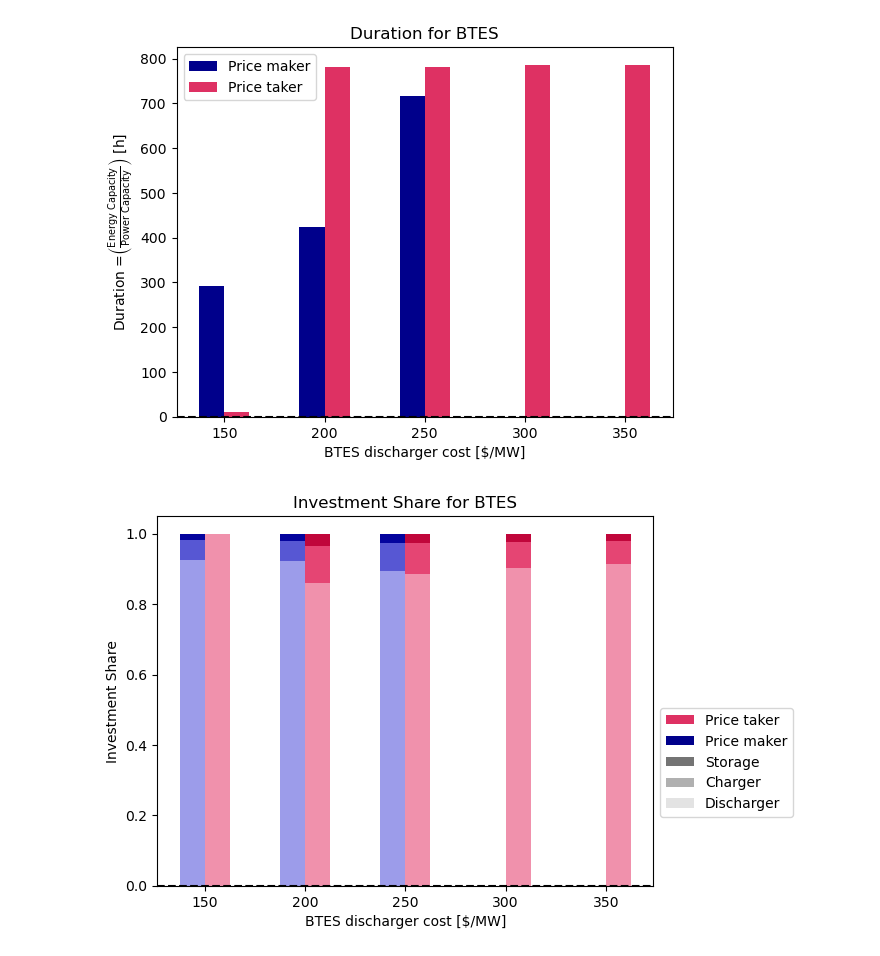
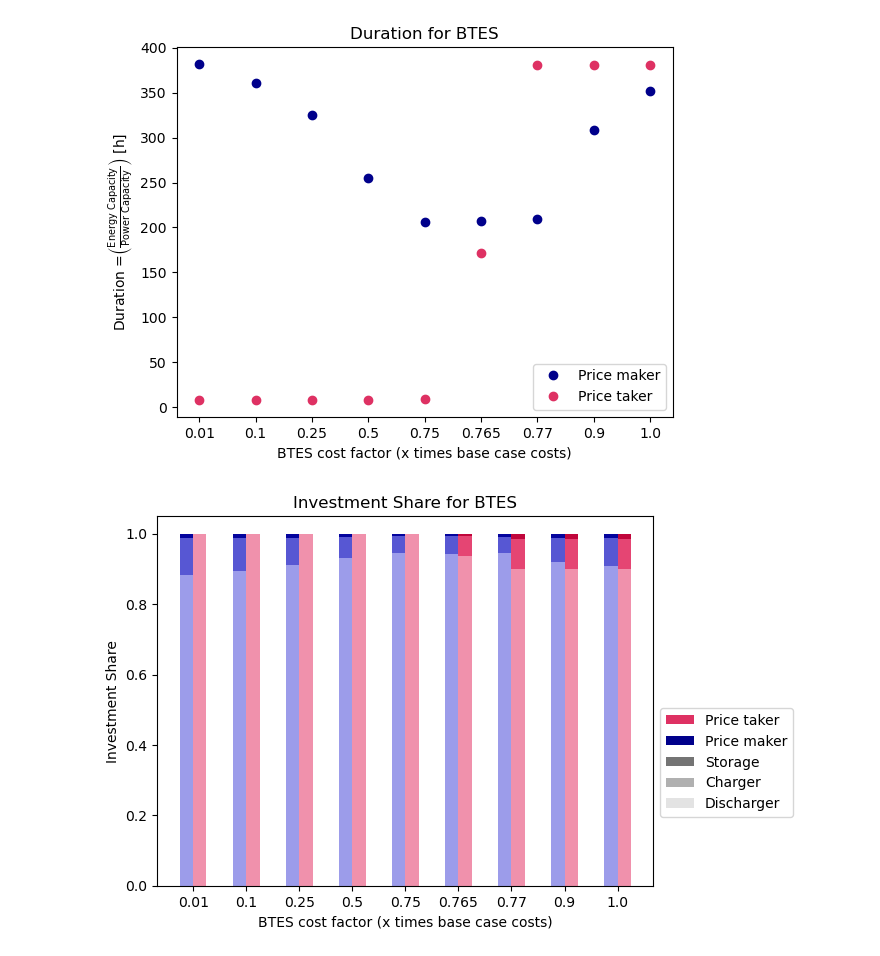
Before and after one commit to carnegie/clab_underground_th_storage, a Jupyter notebook: plot_price_taker.ipynb, the cells around one changed output. Drawn from its saved outputs; the diff is of its cells as text; code cells hidden in the pictures.

```diff
--- a/plot_price_taker.ipynb
+++ b/plot_price_taker.ipynb
@@ -7,11 +7,11 @@ from matplotlib.patches import Patch
 # %%
 # Data paths
 case = ''
-data_path_taker = 'output_data/btes_base_case_orca_{0}price_taker/btes_output_price_taker_base_BTES_discharger_#COST.pickle'.format(case)
-data_path_maker = 'output_data/btes_base_case_orca{0}/btes_output_BTES_discharger_#COST.pickle'.format(case)
+data_path_taker = 'output_data/btes_base_case_orca_{0}price_taker/btes_output_price_taker_base_BTES_costsx#COST.pickle'.format(case)
+data_path_maker = 'output_data/btes_base_case_orca{0}/btes_output_BTES_costsx#COST.pickle'.format(case)
 
 # Prices to scan
-prices = ['150','200','250','300','350']
+prices = ['0p01', '0p1', '0p25','0p5', '0p75', '0p765', '0p77', '0p9','1p0']
 
 # Colors
 colors = {'price_taker': '#DE3163', 'price_maker': '#00008B'}
@@ -55,7 +55,9 @@ def plot_bars_maker_taker(x,y, xlabel, ylabel, title=None, split_bars=False):
     for run,cost in y.items():
         offset = width * (multiplier+0.5)
         if not split_bars:
-            plt.bar(x_ticks+offset, cost, color=colors[run], width=width, label=run)
+            # plt.bar(x_ticks+offset, cost, color=colors[run], width=width, label=run)
+            # Plot as points
+            plt.plot(x, cost, 'o', color=colors[run], label=run)
         else:
             for iv,vals in enumerate(cost):
                 bottom = 0
@@ -63,11 +65,11 @@ def plot_bars_maker_taker(x,y, xlabel, ylabel, title=None, split_bars=False):
                     plt.bar(x_ticks[iv]+offset, nums/sum(vals), width=width, label=run, bottom=bottom,
                             color=color_shades[run][j])
                     bottom += nums/sum(vals)
+            plt.xticks(x_ticks+width, x)
+
         multiplier += 1
-    # Dashed horzontal line at 0
-    plt.axhline(0, color='black', linestyle='--')
+
     plt.xlabel(xlabel)
-    plt.xticks(x_ticks+width, x)
     plt.ylabel(ylabel)
     plt.title(title if title else '')
     # Get unique legend entries
@@ -90,7 +92,7 @@ def plot_bars_maker_taker(x,y, xlabel, ylabel, title=None, split_bars=False):
         plt.legend(handles=legend_elements, bbox_to_anchor=(1, 0.5))
 
     # Save figure
-    plt.savefig('figures/btes_{0}.png'.format(title.replace(' ','_').replace(',','').lower()), bbox_inches='tight')
+    plt.savefig('figures/btes_{0}.jpg'.format(title.replace(' ','_').replace(',','').lower()), bbox_inches='tight', dpi=500)
 # %%
 def plot_curve_maker_taker(var, run, xlabel, ylabel, title=None):
     """
@@ -104,6 +106,8 @@ def plot_curve_maker_taker(var, run, xlabel, ylabel, title=None):
     by_label = dict(zip(labels, handles))
     plt.legend(by_label.values(), by_label.keys(), bbox_to_anchor=(1, 0.5))
     # Save figure
+    if not os.path.exists('figures'):
+        os.makedirs('figures')
     plt.savefig('figures/btes_{0}.png'.format(title.replace(' ','_').replace(',','').lower()), bbox_inches='tight')
 # %%
 # Collect results
@@ -120,7 +124,7 @@ for price in prices:
         # Calculate revenue per investment
         btes_investment = get_btes_investment(comp_res)
         if run =='maker':
-            no_btes_file = 'output_data/btes_base_case_orca_no_BTES/btes_output_no_BTES.pickle'
+            no_btes_file = 'output_data/btes_base_case_orca_no_btes/btes_output_no_btes.pickle'
             cost_no_btes = read_output_file(no_btes_file)[0]['objective [$]'].values[-1]
             cost = case_res['objective [$]'].values[-1] - cost_no_btes
         else:
@@ -149,8 +153,10 @@ for price in prices:
 # %%
+# Replace p with . in prices
+prices = [price.replace('p', '.') for price in prices]
 # Plot revenue per investment
-plot_bars_maker_taker(prices, rev_per_inv, 'BTES discharger cost [$/MW]', 'Value added per Investment [$/(\$ invested)]', 'Value added per Investment for BTES')
+plot_bars_maker_taker(prices, rev_per_inv, 'BTES cost factor (x times base case costs)', 'Value added per Investment [$/(\$ invested)]', 'Value added per Investment for BTES')
 # Plot duration
-plot_bars_maker_taker(prices, duration, 'BTES discharger cost [$/MW]', r'Duration =$\left( \frac{\mathrm{Energy \ Capacity}}{\mathrm{Power \ Capacity}} \right)$ [h]', 'Duration for BTES')
+plot_bars_maker_taker(prices, duration, 'BTES cost factor (x times base case costs)', r'Duration =$\left( \frac{\mathrm{Energy \ Capacity}}{\mathrm{Power \ Capacity}} \right)$ [h]', 'Duration for BTES')
 # Plot investment share
-plot_bars_maker_taker(prices, inv, 'BTES discharger cost [$/MW]', 'Investment Share', 'Investment Share for BTES', split_bars=True)
+plot_bars_maker_taker(prices, inv, 'BTES cost factor (x times base case costs)', 'Investment Share', 'Investment Share for BTES', split_bars=True)
 # %% [output]
@@ -158,2 +164,2 @@ plot_bars_maker_taker(prices, inv, 'BTES discharger cost [$/MW]', 'Investment Sh
-[figure, old version]
+[figure, new version]
-[figure, old version]
+[figure, new version]
```
Also changed, not shown: parts of 2 cells of this notebook, 13 other files.
